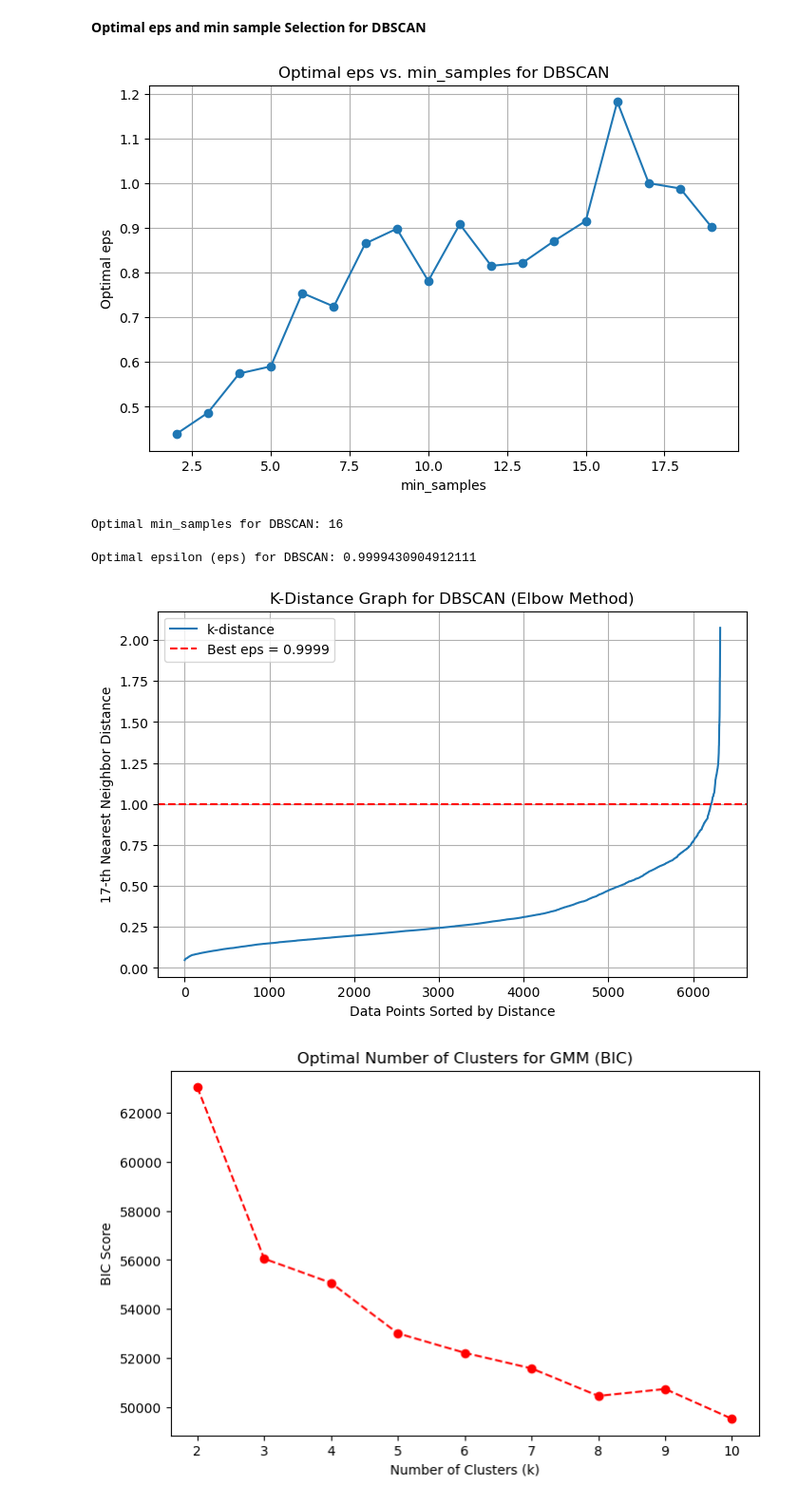
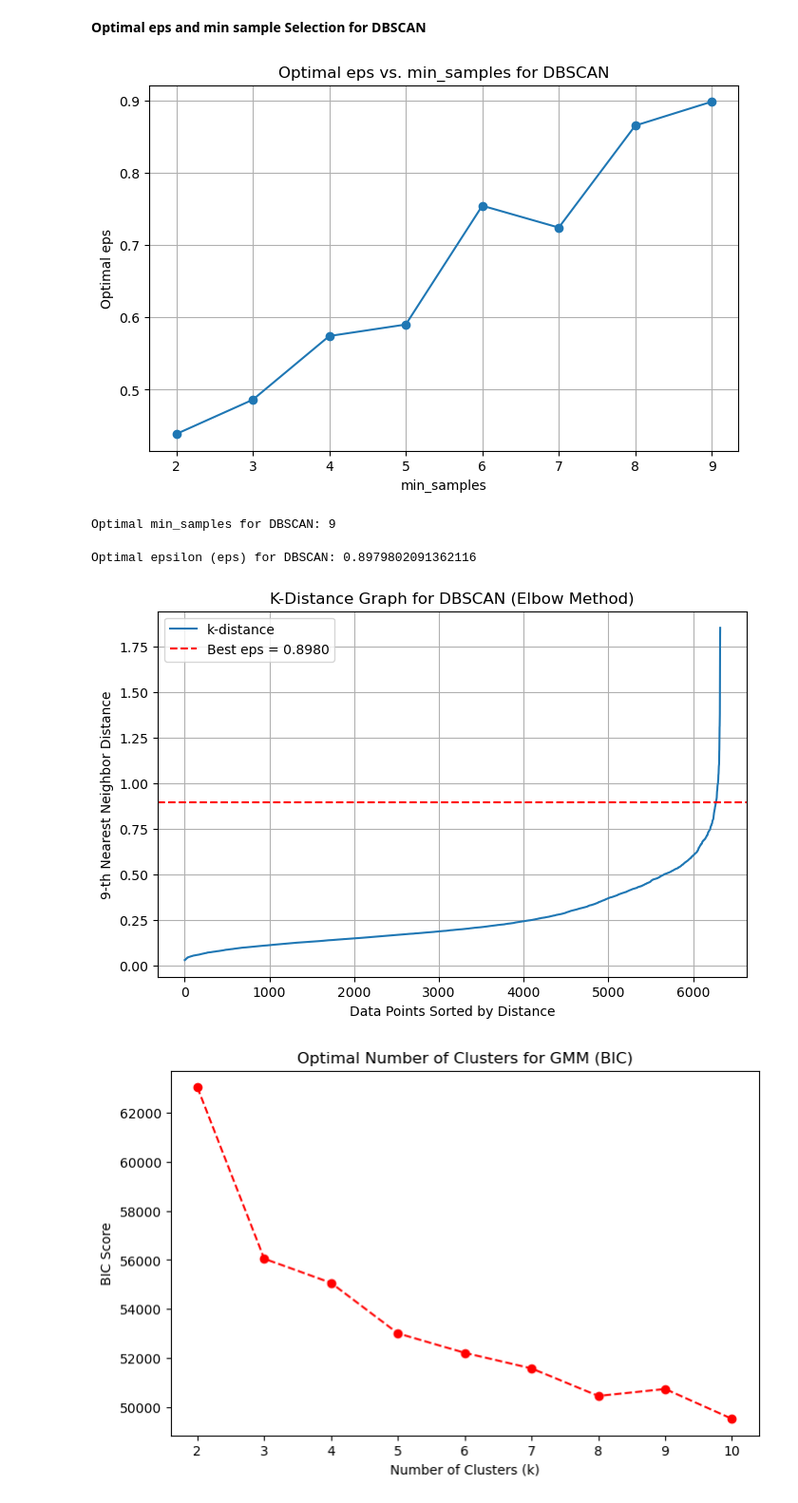
Before and after one commit to Jaee7777/UnsupML_group, a Jupyter notebook: src/ShillBiddingoriginal.ipynb, the cells around one changed output. Shown at 95% size. Drawn from its saved outputs; the diff is of its cells as text; code cells hidden in the pictures.

Commit message:
fix: adjust dbscan hyperparameters for ebay shilling

```diff
--- a/src/ShillBiddingoriginal.ipynb
+++ b/src/ShillBiddingoriginal.ipynb
@@ -313,46 +313,46 @@ from sklearn.preprocessing import StandardScaler
 import numpy as np
 
 # Define a range of min_samples values to test
-min_samples_values = range(2, 20)
+min_samples_values = range(2, 10)
 
 # Store average k-distance for each min_samples
 eps_values = []
 
 for min_samples in min_samples_values:
     # Compute k-distances
     neighbors = NearestNeighbors(n_neighbors=min_samples)
     neighbors.fit(df_pca_3d)
     distances, indices = neighbors.kneighbors(df_pca_3d)
 
     # Sort and take the k-th nearest distance
     sorted_distances = np.sort(distances[:, -1])
 
     # Find the knee (elbow point)
     kneedle = KneeLocator(range(len(sorted_distances)), sorted_distances, curve="convex", direction="increasing")
     optimal_eps = sorted_distances[kneedle.elbow]
 
     eps_values.append(optimal_eps)
 
 # Plot the results
 plt.figure(figsize=(8, 5))
 plt.plot(min_samples_values, eps_values, marker="o")
 plt.xlabel("min_samples")
 plt.ylabel("Optimal eps")
 plt.title("Optimal eps vs. min_samples for DBSCAN")
 plt.grid(True)
 plt.show()
 
 # Print best min_samples value
 best_min_samples = min_samples_values[np.argmax(eps_values)]
 print(f"Optimal min_samples for DBSCAN: {best_min_samples}")
 # %% [output]
-[figure, old version]
+[figure, new version]
-Optimal min_samples for DBSCAN: 16
+Optimal min_samples for DBSCAN: 9
 # %%
 import numpy as np
 
 # Set min_samples for DBSCAN
-min_samples = 17
+min_samples = 9
 
 # Fit NearestNeighbors to find k-th nearest neighbor distances
 neighbors = NearestNeighbors(n_neighbors=min_samples)
@@ -380,8 +380,8 @@ plt.legend()
 plt.grid(True)
 plt.show()
 # %% [output]
-Optimal epsilon (eps) for DBSCAN: 0.9999430904912111
+Optimal epsilon (eps) for DBSCAN: 0.8979802091362116
-[figure, old version]
+[figure, new version]
 # %%
 from sklearn.mixture import GaussianMixture
 
```
Also changed, not shown: parts of 4 cells of this notebook.
